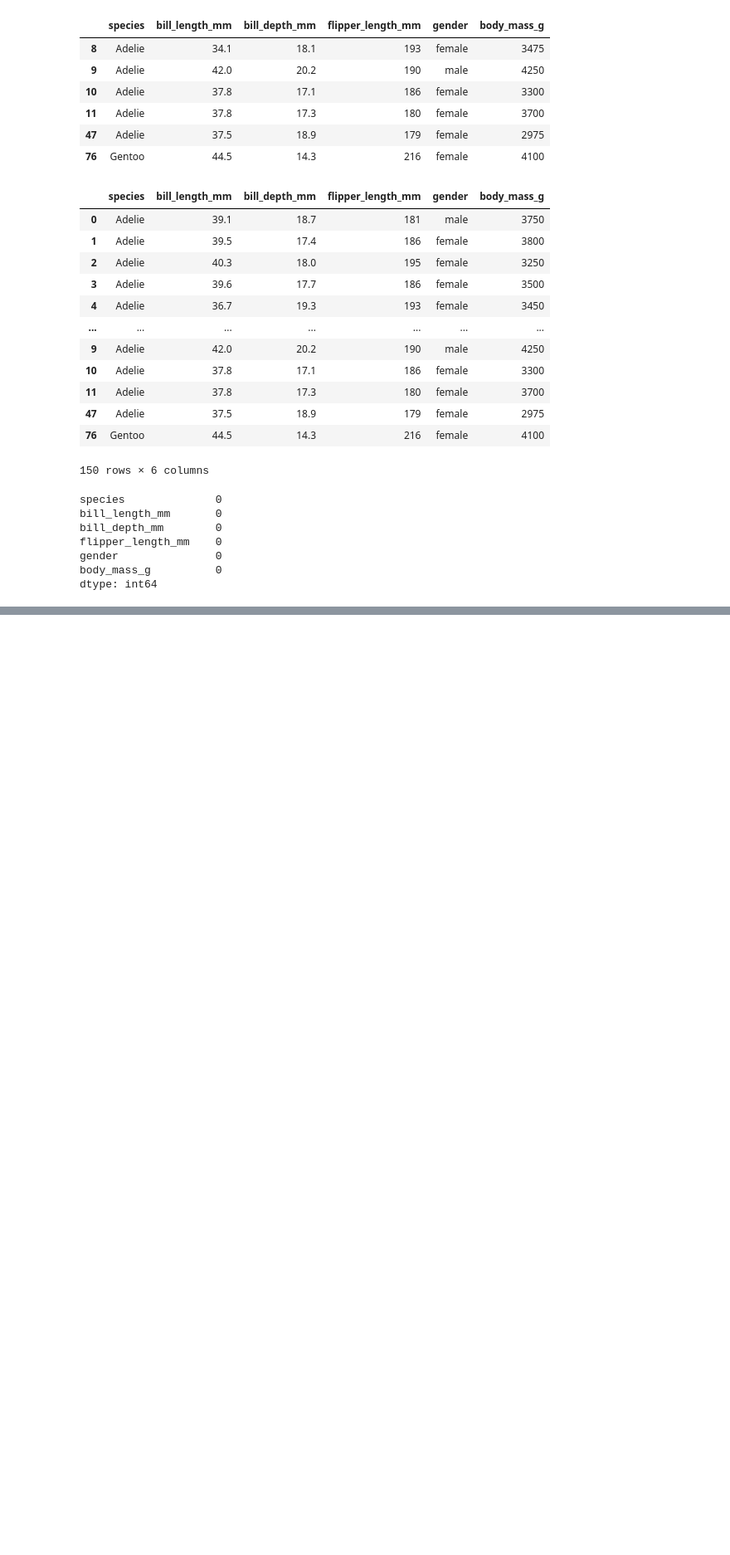
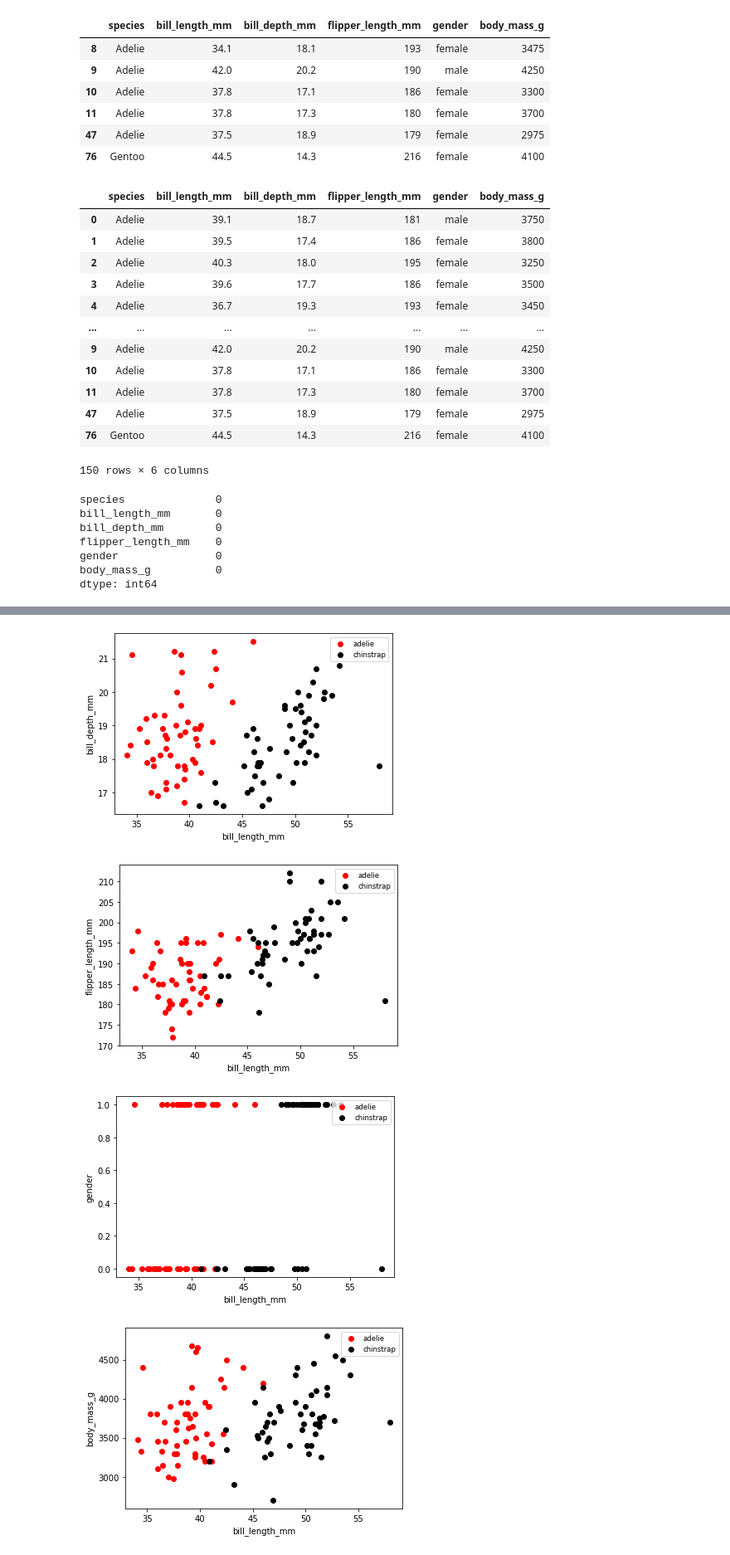
Before and after one commit to NourKamaly/DeepLearning-NeuralNetworksAssignments, a Jupyter notebook: Single Layer Perceptron/Features Linearity Visualization/Visualization.ipynb, the cells around one changed output, grey strips where cells are left out. Shown at 83% size. Saved outputs shown, nothing was run; the diff lists cells and outputs as text; code cells hidden in the pictures; blank space fills up the shorter version.

Commit message:
modifying linearity function to be able to visualize the 40 combinations

```diff
--- a/Single Layer Perceptron/Features Linearity Visualization/Visualization.ipynb
+++ b/Single Layer Perceptron/Features Linearity Visualization/Visualization.ipynb
@@ -87,16 +87,3 @@ chinstrap = dataset[dataset['species']=='Chinstrap']
 gentoo = dataset[dataset['species']=='Gentoo']
 features = dataset.columns.tolist()
 features.remove('species')
-# %%
-def drawLinearityBetweenFeatures(featureOne,featureTwo):
-    plt.scatter(adelie[featureOne],adelie[featureTwo], c="red")
-    plt.scatter(chinstrap[featureOne],chinstrap[featureTwo], c= "black")
-    plt.scatter(gentoo[featureOne],gentoo[featureTwo], c= "blue")
-    plt.xlabel(featureOne)
-    plt.ylabel(featureTwo)
-    plt.legend(['adelie','chinstrap','gentoo'],loc="upper right",fontsize=8.5)
-    plt.show()
-# %%
-for feature in range(len(features)):
-    for nextFeature in range (feature+1, len(features)):
-        drawLinearityBetweenFeatures(features[feature],features[nextFeature])
@@ -113,0 +90,21 @@ for feature in range(len(features)):
+# %%
+def drawLinearityBetweenFeatures(featureOne,featureTwo, showAdelie,showChinstrap,showGentoo):
+    legendList=[]
+    if showAdelie==True:
+        plt.scatter(adelie[featureOne],adelie[featureTwo], c="red")
+        legendList.append('adelie')
+    if showChinstrap==True:
+        plt.scatter(chinstrap[featureOne],chinstrap[featureTwo], c= "black")
+        legendList.append('chinstrap')
+    if showGentoo==True:
+        plt.scatter(gentoo[featureOne],gentoo[featureTwo], c= "blue")
+        legendList.append('gentoo')
+    plt.xlabel(featureOne)
+    plt.ylabel(featureTwo)
+    plt.legend(legendList,loc="upper right",fontsize=8.5)
+    plt.show()
+# %%
+def visualize(showAdelie,showChinstrap,showGentoo):
+    for feature in range(len(features)):
+        for nextFeature in range (feature+1, len(features)):
+            drawLinearityBetweenFeatures(features[feature],features[nextFeature],showAdelie,showChinstrap,showGentoo)
@@ -113,0 +124,7 @@ for feature in range(len(features)):
+# %%
+visualize(True,True,False)
+# %% [output]
+[figure, added]
+[figure, added]
+[figure, added]
+[figure, added]
```
Also changed, not shown: parts of 6 cells of this notebook.
